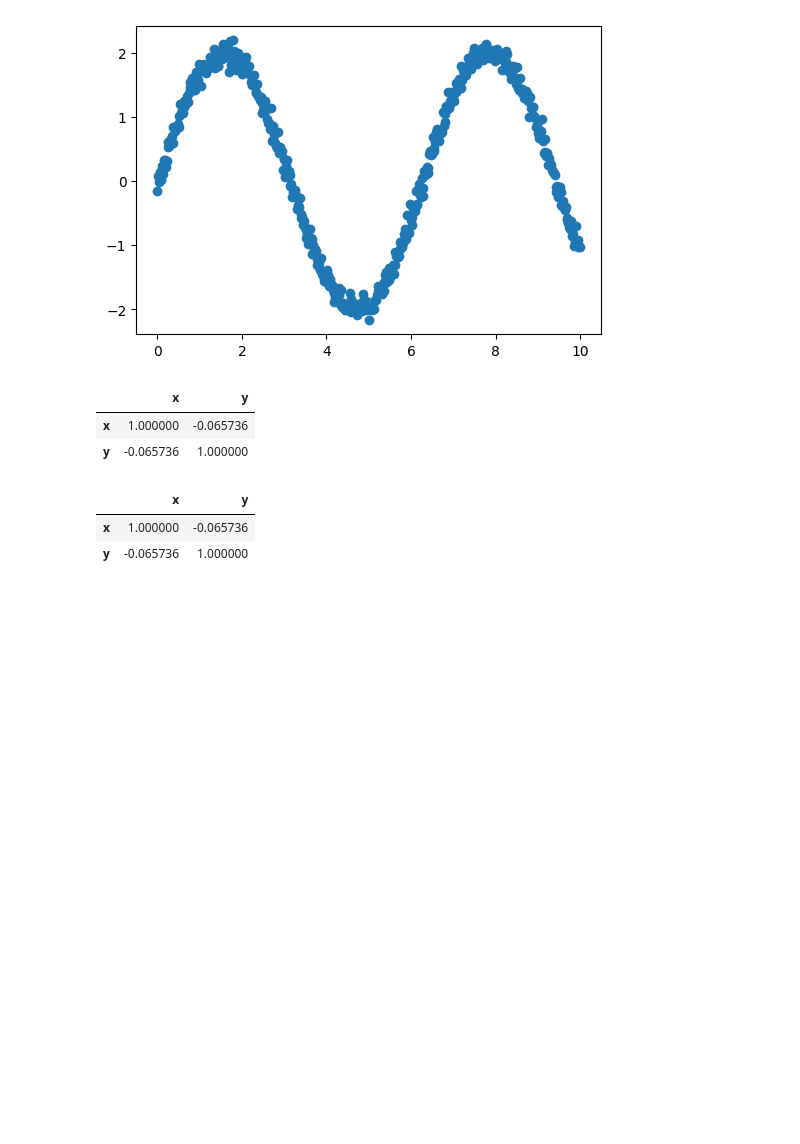
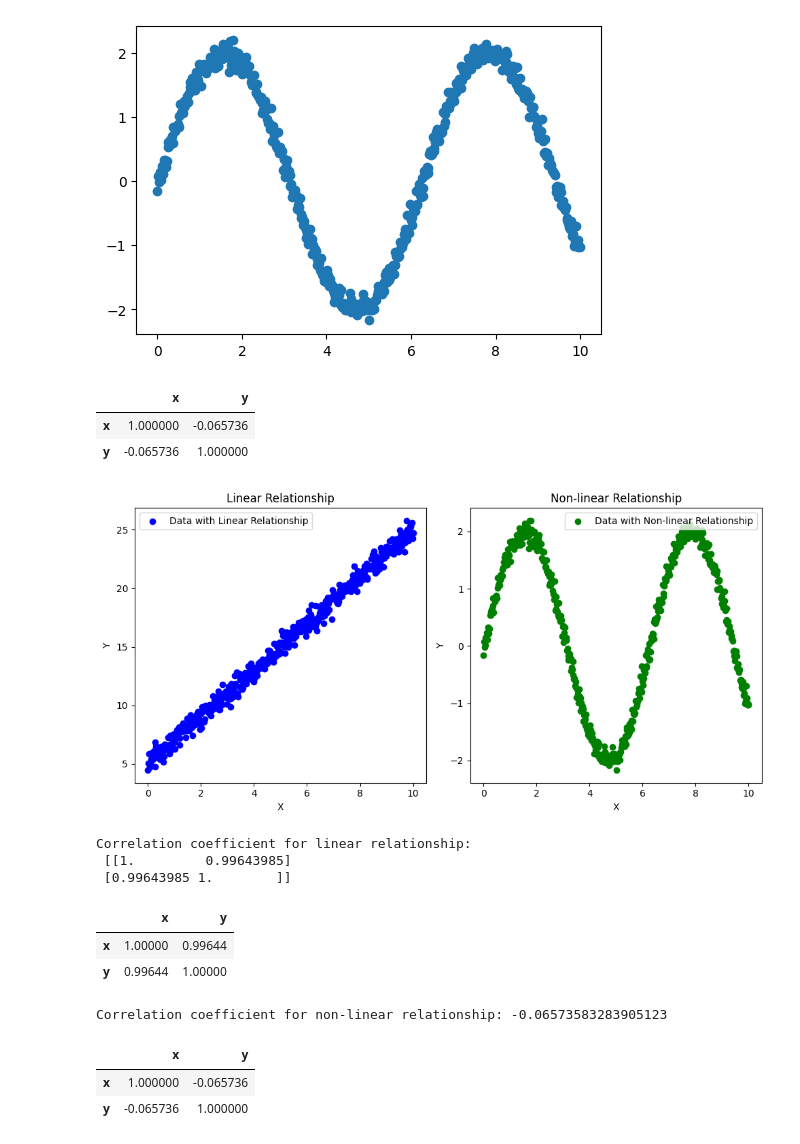
Before and after one commit to mujaddidyzu/self-task-number-6, a Jupyter notebook: Untitled.ipynb, the cells around one changed output. Drawn from its saved outputs; the diff is of its cells as text; code cells hidden in the pictures; blank space fills up the shorter version.

```diff
--- a/Untitled.ipynb
+++ b/Untitled.ipynb
@@ -82,6 +82,47 @@ df2.corr()
 |  | x | y |
 | x | 1.000000 | -0.065736 |
 | y | -0.065736 | 1.000000 |
+# %%
+#linear
+plt.figure(figsize=(10, 5))
+plt.subplot(1, 2, 1)
+
+plt.scatter(df.x, df.y, color='blue', label='Data with Linear Relationship')
+plt.xlabel('X')
+plt.ylabel('Y')
+plt.title('Linear Relationship')
+plt.legend()
+
+#non-linear
+plt.subplot(1, 2, 2)
+plt.scatter(df2.x, df2.y, color='green', label='Data with Non-linear Relationship')
+plt.xlabel('X')
+plt.ylabel('Y')
+plt.title('Non-linear Relationship')
+plt.legend()
+
+plt.tight_layout() #adjusts the subplots to fit into the figure area properly
+plt.show()
+# %% [output]
+[figure, added]
+# %%
+correlation_linear = np.corrcoef(df.x, df.y)
+print("Correlation coefficient for linear relationship:\n", correlation_linear)
+# %% [output]
+Correlation coefficient for linear relationship:
+ [[1.         0.99643985]
+ [0.99643985 1.        ]]
+# %%
+df.corr() # correlation
+# %% [output]
+|  | x | y |
+| x | 1.00000 | 0.99644 |
+| y | 0.99644 | 1.00000 |
+# %%
+correlation_nonlinear = np.corrcoef(df2.x, df2.y)[0, 1]
+print("Correlation coefficient for non-linear relationship:", correlation_nonlinear)
+# %% [output]
+Correlation coefficient for non-linear relationship: -0.06573583283905123
 # %%
 df2.corr()
 # %% [output]
```
Also changed, not shown: parts of 47 cells of this notebook.
